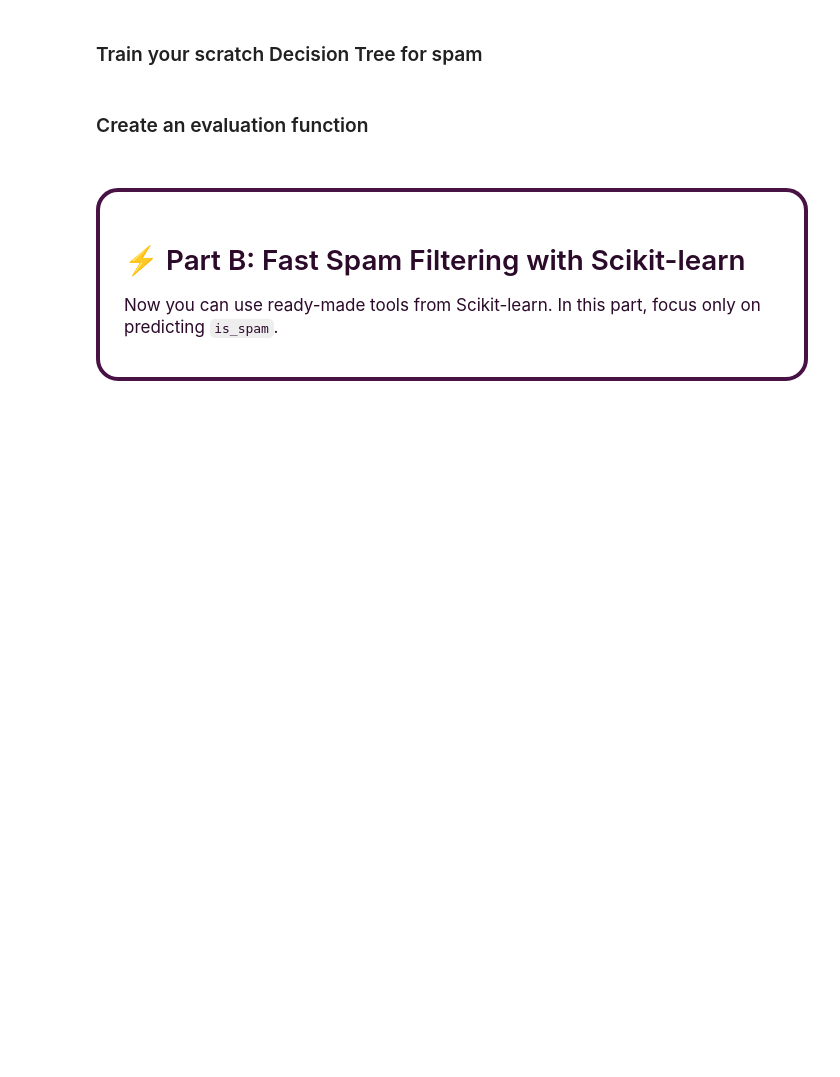
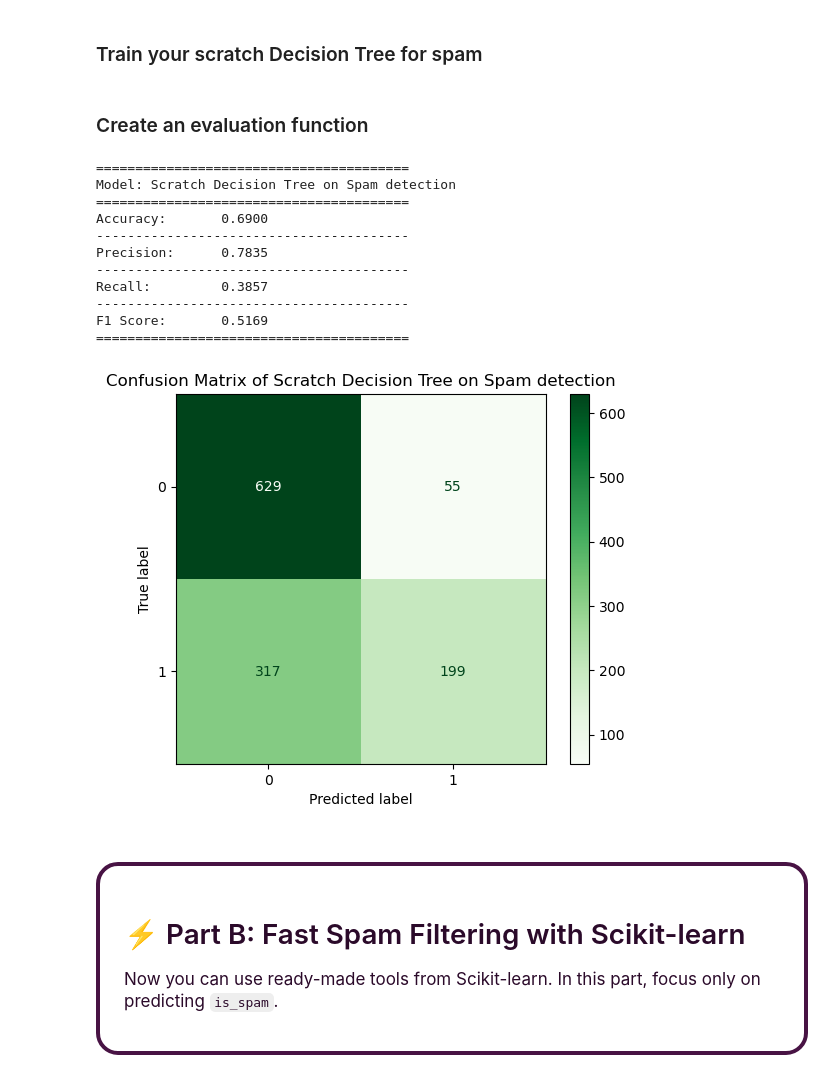
Before and after one commit to sami-rk/OrdinaryMLmodels, a Jupyter notebook: models.ipynb, the cells around one changed output. Drawn from its saved outputs; the diff is of its cells as text; code cells hidden in the pictures; blank space fills up the shorter version.

Commit message:
Test scratch Decision Tree for part 1

```diff
--- a/models.ipynb
+++ b/models.ipynb
@@ -305,18 +309,54 @@ print("=" * 40)
 ### Train your scratch Decision Tree for spam
 # %%
 # Create a DecisionTreeClassifierScratch object
+descision_tree_scratch = DecisionTreeClassifierScratch()
 # Fit it on X_train_spam and y_train_spam
+descision_tree_scratch.fit(X_train_spam, y_train_spam)
 # Predict on X_val_spam
+y_pred_scratch = descision_tree_scratch.predict(X_test_spam)
 # %% [markdown]
 ### Create an evaluation function
 # %%
 def evaluate_model(y_true, y_pred, model_name):
+    """Print Accuracy, Precision, Recall, F1 and plot Confusion Matrix."""
     # Calculate accuracy
+    accuracy = accuracy_score(y_true, y_pred)
     # Calculate precision
+    precision = precision_score(y_true, y_pred, zero_division=0)
     # Calculate recall
+    recall = recall_score(y_true, y_pred, zero_division=0)
     # Calculate F1-score
+    f1 = f1_score(y_true, y_pred, zero_division=0)
     # Print the results in a nice format
-    pass
+    print("=" * 40)
+    print(f"Model: {model_name}")
+    print("=" * 40)
+    print(f"Accuracy:\t{accuracy:.4f}", end=END)
+    print(f"Precision:\t{precision:.4f}", end=END)
+    print(f"Recall:\t\t{recall:.4f}", end=END)
+    print(f"F1 Score:\t{f1:.4f}")
+    print("=" * 40)
+
+    confusion_mat = confusion_matrix(y_true, y_pred)
+    disp = ConfusionMatrixDisplay(confusion_mat)
+    disp.plot(cmap="Greens")
+    plt.title(f"Confusion Matrix of {model_name}")
+    plt.show()
+
+evaluate_model(y_test_spam, y_pred_scratch, "Scratch Decision Tree on Spam detection")
+# %% [output]
+========================================
+Model: Scratch Decision Tree on Spam detection
+========================================
+Accuracy:       0.6900
+----------------------------------------
+Precision:      0.7835
+----------------------------------------
+Recall:         0.3857
+----------------------------------------
+F1 Score:       0.5169
+========================================
+[figure, added]
 # %% [markdown]
 <div style="
   background: linear-gradient(135deg, #e8b7e8, #ffb6f4);
```
Also changed, not shown: parts of 1 cell of this notebook.
